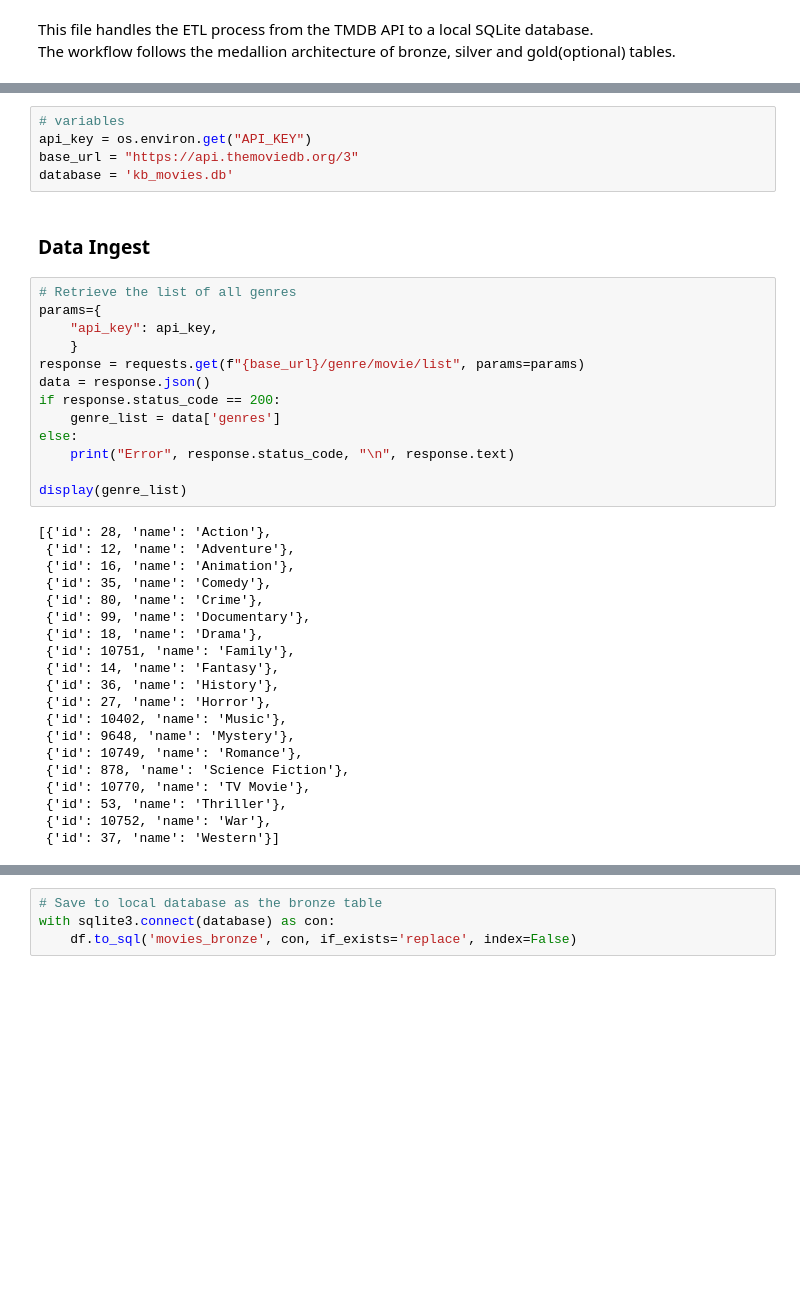
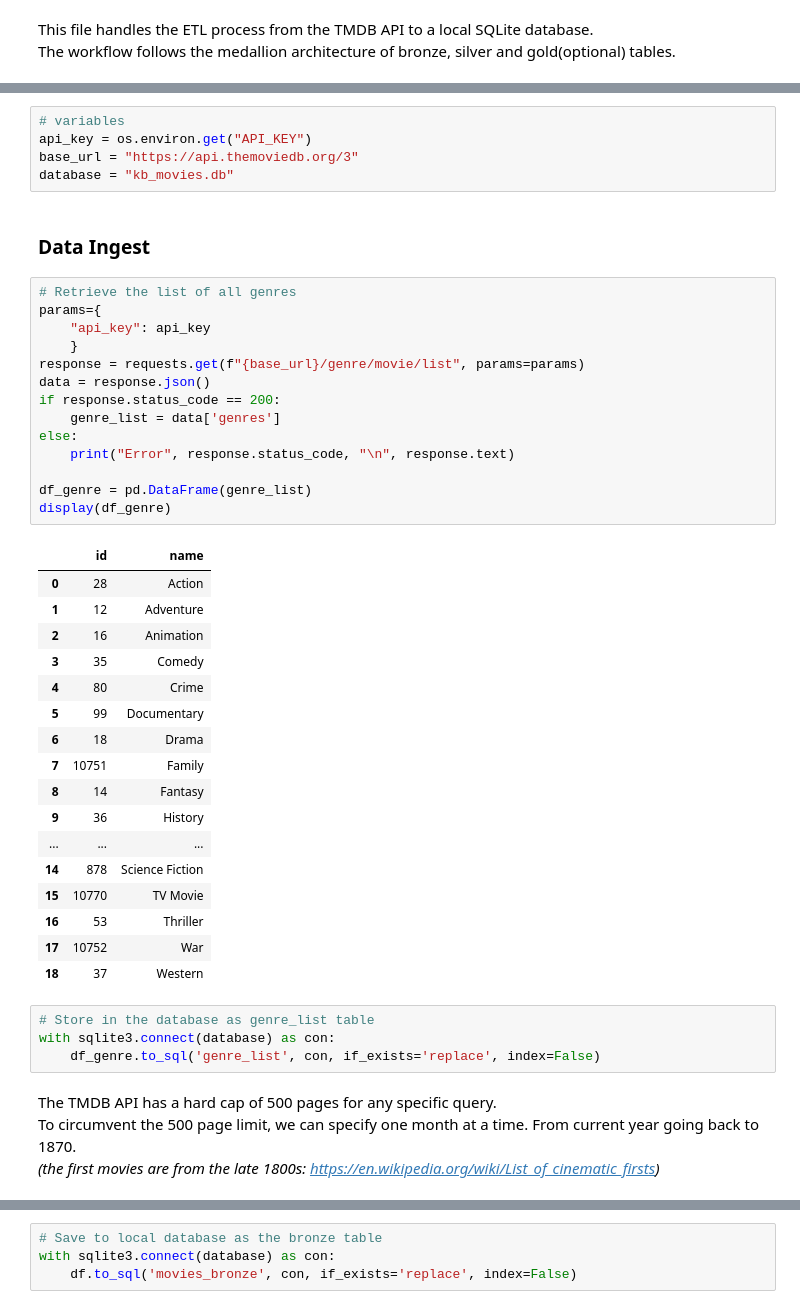
Before and after one commit to kbdv/TMDB-ETL, a Jupyter notebook: etl.ipynb, the cells around one changed output, grey strips where cells are left out. Saved outputs shown, nothing was run; the diff lists cells and outputs as text; blank space fills up the shorter version.

```diff
--- a/etl.ipynb
+++ b/etl.ipynb
@@ -26,40 +25,47 @@ np.set_printoptions(threshold=np.inf) # remove limits on displaying numpy arrays
 # variables
 api_key = os.environ.get("API_KEY")
 base_url = "https://api.themoviedb.org/3"
-database = 'kb_movies.db'
+database = "kb_movies.db"
 # %% [markdown]
 ### Data Ingest
 # %%
 # Retrieve the list of all genres
 params={
-    "api_key": api_key,
+    "api_key": api_key
     }
 response = requests.get(f"{base_url}/genre/movie/list", params=params)
 data = response.json()
 if response.status_code == 200:
     genre_list = data['genres']
 else:
     print("Error", response.status_code, "\n", response.text)
 
-display(genre_list)
+df_genre = pd.DataFrame(genre_list)
+display(df_genre)
 # %% [output]
-[{'id': 28, 'name': 'Action'},
- {'id': 12, 'name': 'Adventure'},
- {'id': 16, 'name': 'Animation'},
- {'id': 35, 'name': 'Comedy'},
- {'id': 80, 'name': 'Crime'},
- {'id': 99, 'name': 'Documentary'},
- {'id': 18, 'name': 'Drama'},
- {'id': 10751, 'name': 'Family'},
- {'id': 14, 'name': 'Fantasy'},
- {'id': 36, 'name': 'History'},
- {'id': 27, 'name': 'Horror'},
- {'id': 10402, 'name': 'Music'},
- {'id': 9648, 'name': 'Mystery'},
- {'id': 10749, 'name': 'Romance'},
- {'id': 878, 'name': 'Science Fiction'},
- {'id': 10770, 'name': 'TV Movie'},
- {'id': 53, 'name': 'Thriller'},
- {'id': 10752, 'name': 'War'},
- {'id': 37, 'name': 'Western'}]
+|  | id | name |
+| 0 | 28 | Action |
+| 1 | 12 | Adventure |
+| 2 | 16 | Animation |
+| 3 | 35 | Comedy |
+| 4 | 80 | Crime |
+| 5 | 99 | Documentary |
+| 6 | 18 | Drama |
+| 7 | 10751 | Family |
+| 8 | 14 | Fantasy |
+| 9 | 36 | History |
+| ... | ... | ... |
+| 14 | 878 | Science Fiction |
+| 15 | 10770 | TV Movie |
+| 16 | 53 | Thriller |
+| 17 | 10752 | War |
+| 18 | 37 | Western |
+# %%
+# Store in the database as genre_list table
+with sqlite3.connect(database) as con:
+    df_genre.to_sql('genre_list', con, if_exists='replace', index=False)
+# %% [markdown]
+The TMDB API has a hard cap of 500 pages for any specific query.
+To circumvent the 500 page limit, we can specify one month at a time. From current year going back to 1870.
+<i>(the first movies are from the late 1800s: https://en.wikipedia.org/wiki/List_of_cinematic_firsts)</i>
 # %%
```
Also changed, not shown: parts of 6 cells of this notebook, 4 other files.
